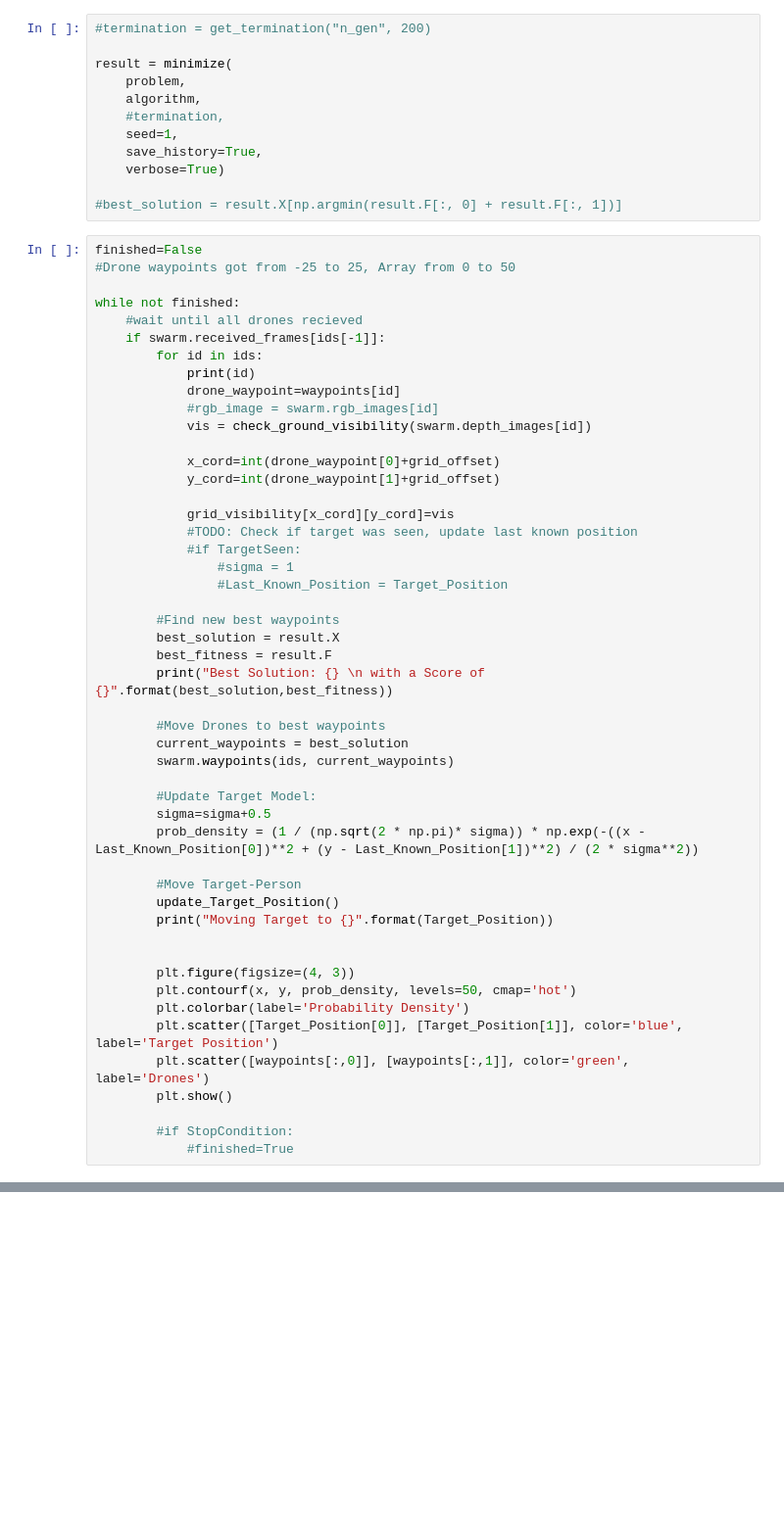
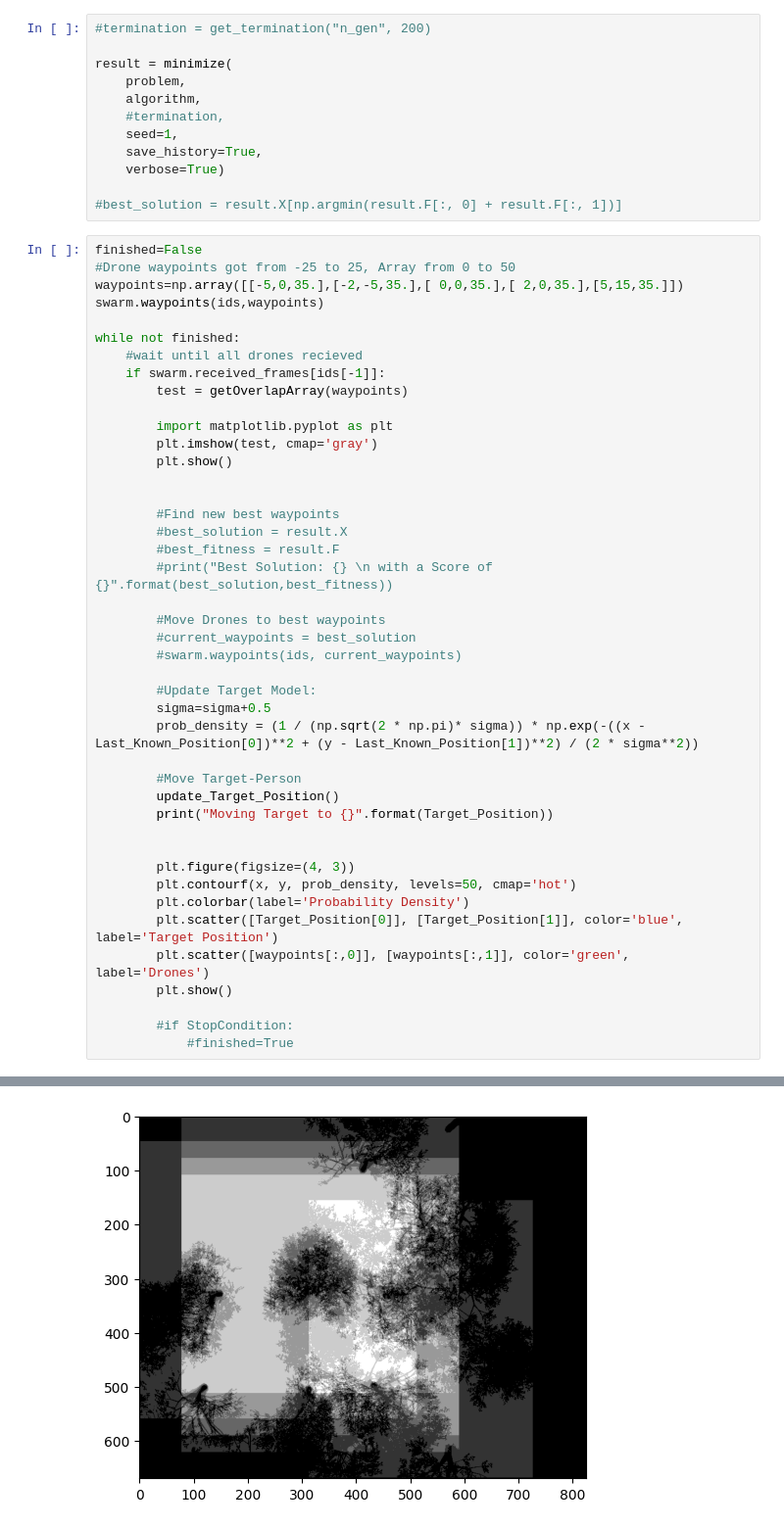
Before and after one commit to FDahlke/gazebo_sim, a Jupyter notebook: apptainer/temporaryNotebook.ipynb, the cells around one changed output, grey strips where cells are left out. Shown at 98% size. Cells and saved outputs as stored; diff of their text form; blank space fills up the shorter version.

```diff
--- a/apptainer/temporaryNotebook.ipynb
+++ b/apptainer/temporaryNotebook.ipynb
@@ -261,33 +258,27 @@ result = minimize(
 # %%
 finished=False
 #Drone waypoints got from -25 to 25, Array from 0 to 50
+waypoints=np.array([[-5,0,35.],[-2,-5,35.],[ 0,0,35.],[ 2,0,35.],[5,15,35.]])
+swarm.waypoints(ids,waypoints)
 
 while not finished:
     #wait until all drones recieved
     if swarm.received_frames[ids[-1]]:
-        for id in ids:
-            print(id)
-            drone_waypoint=waypoints[id]
-            #rgb_image = swarm.rgb_images[id]
-            vis = check_ground_visibility(swarm.depth_images[id])
+        test = getOverlapArray(waypoints)
 
-            x_cord=int(drone_waypoint[0]+grid_offset)
-            y_cord=int(drone_waypoint[1]+grid_offset)
+        import matplotlib.pyplot as plt
+        plt.imshow(test, cmap='gray')
+        plt.show()
 
-            grid_visibility[x_cord][y_cord]=vis
-            #TODO: Check if target was seen, update last known position
-            #if TargetSeen:
-                #sigma = 1
-                #Last_Known_Position = Target_Position
 
         #Find new best waypoints
-        best_solution = result.X
-        best_fitness = result.F
-        print("Best Solution: {} \n with a Score of {}".format(best_solution,best_fitness))
+        #best_solution = result.X
+        #best_fitness = result.F
+        #print("Best Solution: {} \n with a Score of {}".format(best_solution,best_fitness))
 
         #Move Drones to best waypoints
-        current_waypoints = best_solution
-        swarm.waypoints(ids, current_waypoints)
+        #current_waypoints = best_solution
+        #swarm.waypoints(ids, current_waypoints)
 
         #Update Target Model:
         sigma=sigma+0.5
@@ -307,3 +298,4 @@ while not finished:
 
         #if StopCondition:
             #finished=True
+# %% [output]
@@ -309,0 +303 @@ while not finished:
+[figure, added]
```
Also changed, not shown: parts of 6 cells of this notebook.
